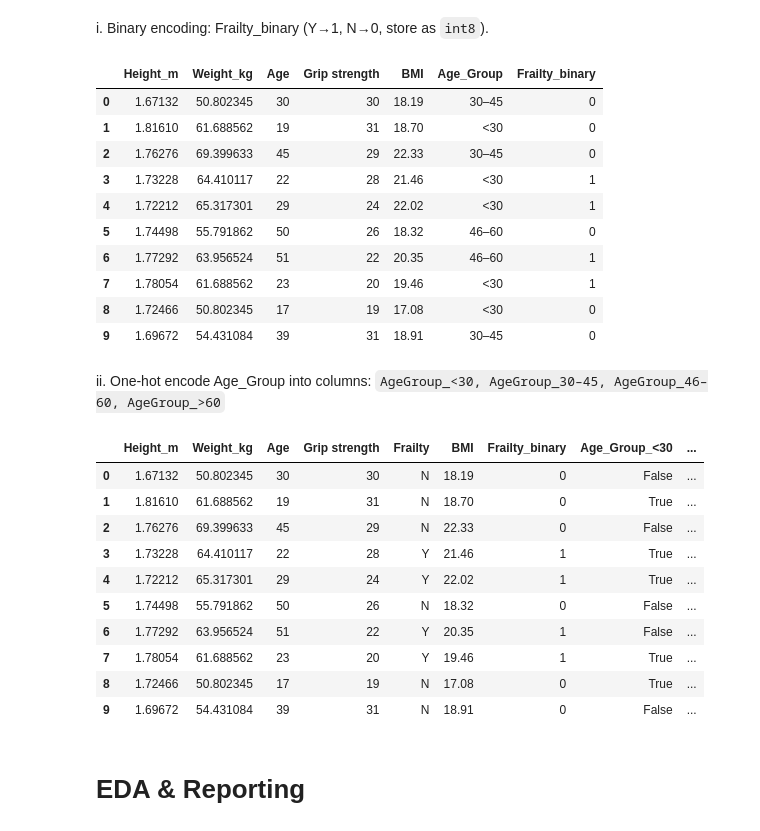
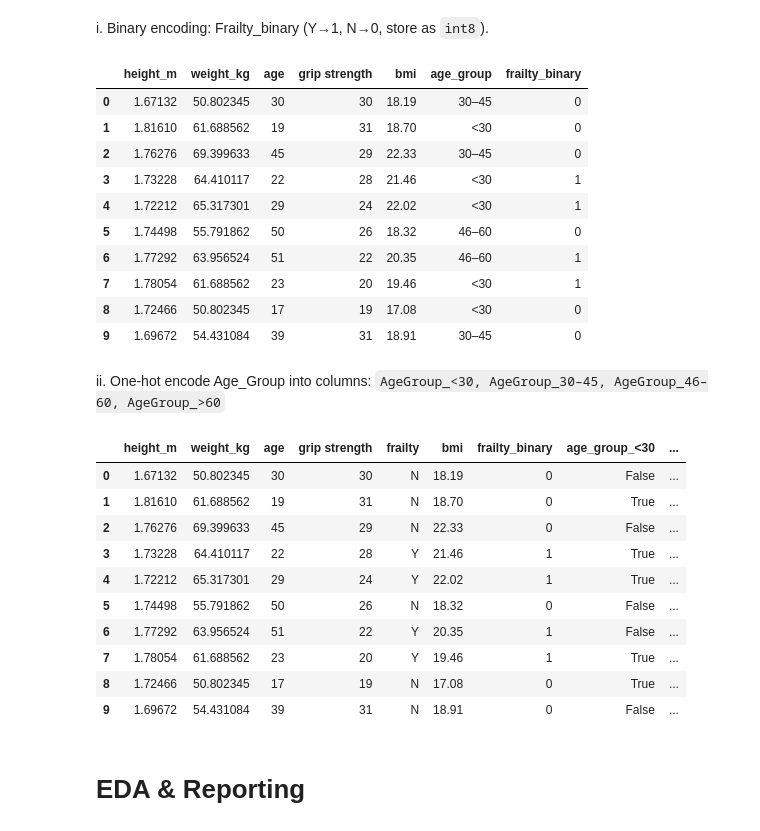
Before and after one commit to dsb4k8/DS-5530_Assignment1, a Jupyter notebook: Part_1/src/Part1.ipynb, the cells around one changed output. Saved outputs shown, nothing was run; the diff lists cells and outputs as text; code cells hidden in the pictures.

```diff
--- a/Part_1/src/Part1.ipynb
+++ b/Part_1/src/Part1.ipynb
@@ -81,18 +85,18 @@ With this pre-processing done, we can transition to requirements; First Up:
 df_normalized = df_cleaned
 
 # aforementioned column type-casting
-df_normalized['Weight'] = df_normalized['Weight'].astype('float64')
-df_normalized['Height'] = df_normalized['Height'].astype('float64')
+df_normalized['weight'] = df_normalized['weight'].astype('float64')
+df_normalized['height'] = df_normalized['height'].astype('float64')
 
 height_in_to_m = 0.0254
 weight_pounds_to_kg = 0.45359237
 
 #update values
-df_normalized.loc[:, 'Weight'] = (df_normalized['Weight'].astype('float64') * weight_pounds_to_kg)
-df_normalized.loc[:, 'Height'] = (df_normalized['Height'].astype('float64') * height_in_to_m)
+df_normalized.loc[:, 'weight'] = (df_normalized['weight'].astype('float64') * weight_pounds_to_kg)
+df_normalized.loc[:, 'height'] = (df_normalized['height'].astype('float64') * height_in_to_m)
 #
 # # rename columns
-df_normalized = df_normalized.rename(columns={'Height': 'Height_m', 'Weight': 'Weight_kg'})
+df_normalized = df_normalized.rename(columns={'height': 'height_m', 'weight': 'weight_kg'})
 
 df_normalized
 # %% [output]
@@ -114,13 +118,14 @@ ii. AgeGroup (categorical): "<30", "30–45", "46–60", ">60" based on Age_yr.
 # %%
 #i) BMI
 df_fe = df_normalized
-df_fe['BMI'] = round(df_fe['Weight_kg'] / (df_fe['Height_m']**2), 2)
+df_fe
+df_fe['bmi'] = round(df_fe['weight_kg'] / (df_fe['height_m']**2), 2)
 # df_fe
 #ii Partitioning age range
 bins = [0, 29, 45, 59, np.inf]
 labels = ["<30", "30–45", "46–60", ">60"]
 
 # Apply pd.cut to the 'Age' column to create a new 'Age_Group' column
-df_fe['Age_Group'] = pd.cut(x=df_fe['Age'], bins=bins, labels=labels)
+df_fe['age_group'] = pd.cut(x=df_fe['age'], bins=bins, labels=labels)
 df_fe
 # %% [output]
@@ -144,10 +149,10 @@ i. Binary encoding: Frailty_binary (Y→1, N→0, store as `int8`).
 df_cat_bin_encoded = df_fe.copy()
 
 #Binary encoding
-df_cat_bin_encoded['Frailty_binary'] = df_cat_bin_encoded['Frailty'].str.strip().map({'Y': 1, 'N': 0}).astype('int8')
-df_cat_bin_encoded.drop('Frailty', axis=1)
+df_cat_bin_encoded['frailty_binary'] = df_cat_bin_encoded['frailty'].str.strip().map({'Y': 1, 'N': 0}).astype('int8')
+df_cat_bin_encoded.drop('frailty', axis=1)
 # %% [output]
-|  | Height_m | Weight_kg | Age | Grip strength | BMI | Age_Group | Frailty_binary |
+|  | height_m | weight_kg | age | grip strength | bmi | age_group | frailty_binary |
 | 0 | 1.67132 | 50.802345 | 30 | 30 | 18.19 | 30–45 | 0 |
 | 1 | 1.81610 | 61.688562 | 19 | 31 | 18.70 | <30 | 0 |
 | 2 | 1.76276 | 69.399633 | 45 | 29 | 22.33 | 30–45 | 0 |
@@ -162,10 +167,12 @@ df_cat_bin_encoded.drop('Frailty', axis=1)
 ii. One‑hot encode Age_Group into columns: `AgeGroup_<30, AgeGroup_30–45, AgeGroup_46–60, AgeGroup_>60`
 # %%
 df_one_hot_enc_age = df_cat_bin_encoded.copy()
-df_one_hot_enc_age = pd.get_dummies(df_one_hot_enc_age, columns=['Age_Group'])
+df_cat_bin_encoded.dtypes
+# df_one_hot_enc_age
+df_one_hot_enc_age = pd.get_dummies(df_one_hot_enc_age, columns=['age_group'])
 df_one_hot_enc_age
 # %% [output]
-|  | Height_m | Weight_kg | Age | Grip strength | Frailty | BMI | Frailty_binary | Age_Group_<30 | ... |
+|  | height_m | weight_kg | age | grip strength | frailty | bmi | frailty_binary | age_group_<30 | ... |
 | 0 | 1.67132 | 50.802345 | 30 | 30 | N | 18.19 | 0 | False | ... |
 | 1 | 1.81610 | 61.688562 | 19 | 31 | N | 18.70 | 0 | True | ... |
 | 2 | 1.76276 | 69.399633 | 45 | 29 | N | 22.33 | 0 | False | ... |
```
Also changed, not shown: parts of 8 cells of this notebook, 4 other files.
